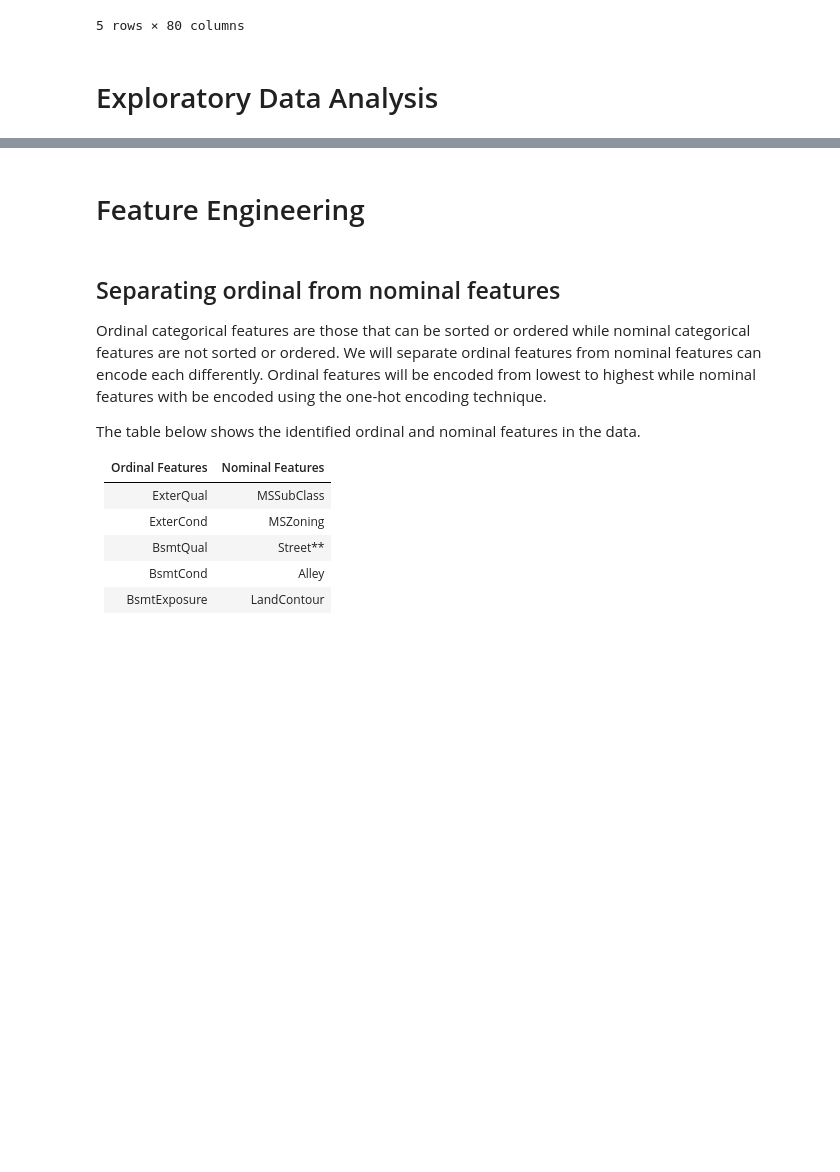
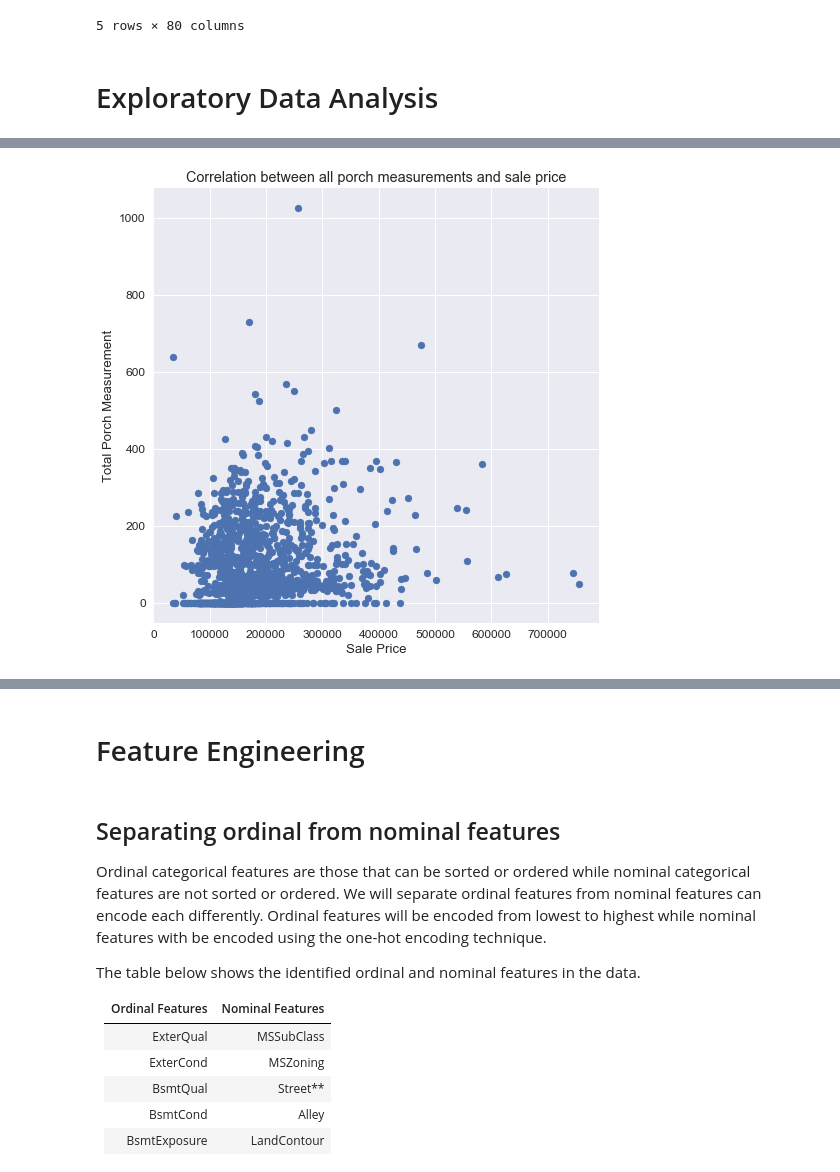
Before and after one commit to osaetinevbuoma/ames_housing_prices, a Jupyter notebook: ames_prediction_v3.ipynb, the cells around one changed output, grey strips where cells are left out. Drawn from its saved outputs; the diff is of its cells as text; code cells hidden in the pictures; blank space fills up the shorter version.

```diff
--- a/ames_prediction_v3.ipynb
+++ b/ames_prediction_v3.ipynb
@@ -187,0 +175,10 @@ Plotting set 6
+# %%
+total_porch = df['OpenPorchSF'] + df['EnclosedPorch'] + df['3SsnPorch'] + df['ScreenPorch']
+plt.figure(figsize=(8, 8))
+plt.scatter(df['SalePrice'], total_porch)
+plt.title('Correlation between all porch measurements and sale price')
+plt.xlabel('Sale Price')
+plt.ylabel('Total Porch Measurement')
+plt.show()
+# %% [output]
+[figure, added]
```
Also changed, not shown: parts of 8 cells of this notebook.
